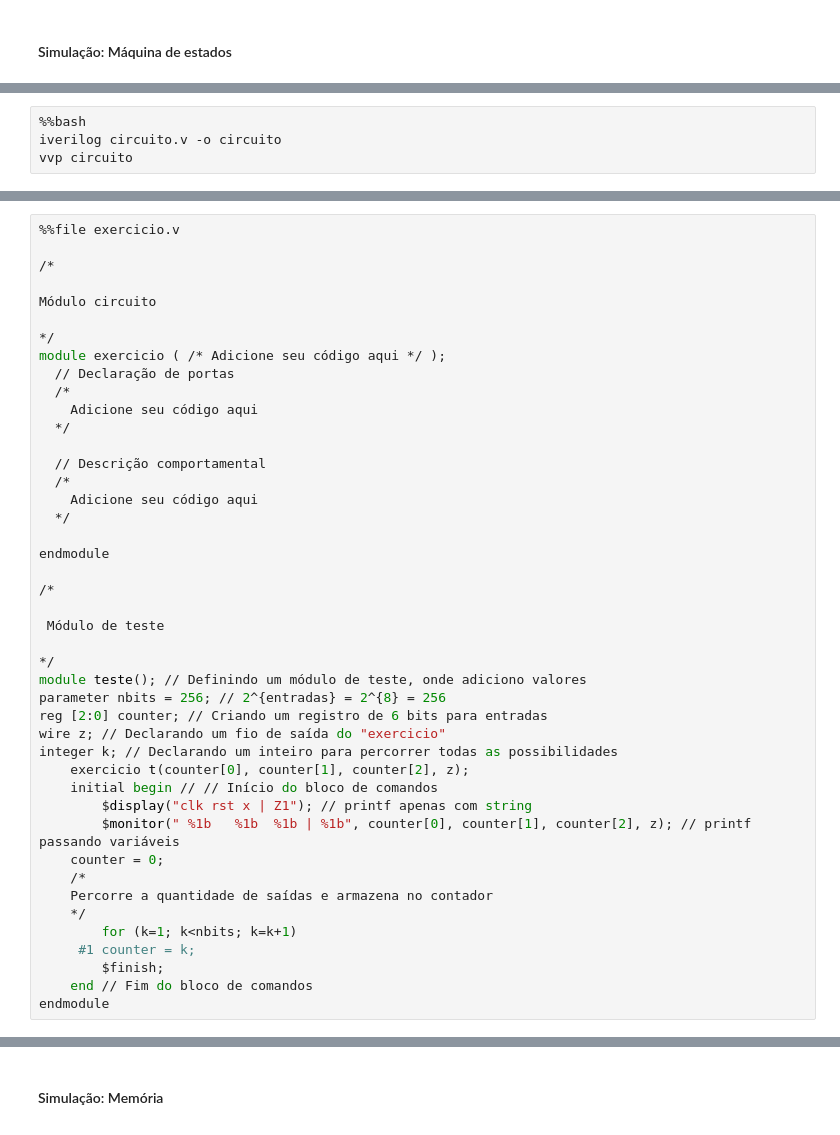
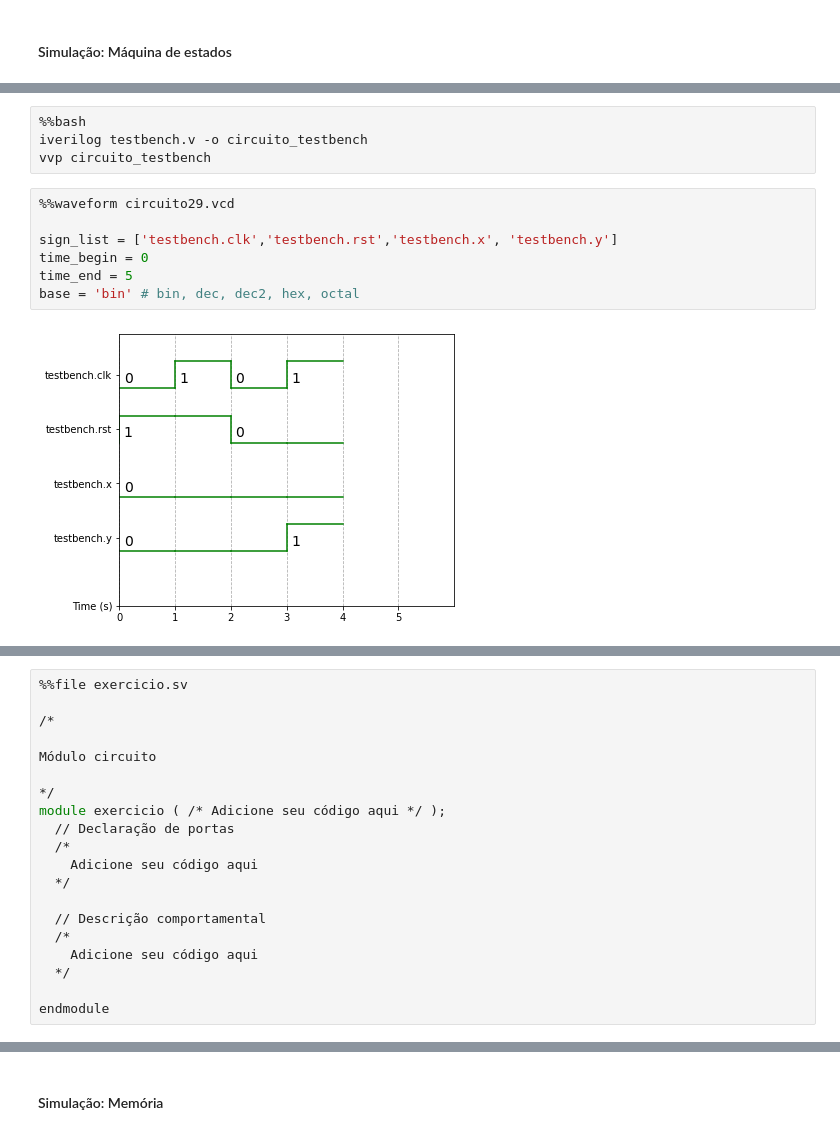
Before and after one commit to petrucior/verilog, a Jupyter notebook: verilog.ipynb, the cells around one changed output, grey strips where cells are left out. Drawn from its saved outputs; the diff is of its cells as text.

```diff
--- a/verilog.ipynb
+++ b/verilog.ipynb
@@ -3697,54 +3777,39 @@ endmodule
 # %%
 %%bash
-iverilog circuito.v -o circuito
-vvp circuito
+iverilog testbench.v -o circuito_testbench
+vvp circuito_testbench
+# %%
+%%waveform circuito29.vcd
+
+sign_list = ['testbench.clk','testbench.rst','testbench.x', 'testbench.y']
+time_begin = 0
+time_end = 5
+base = 'bin' # bin, dec, dec2, hex, octal
+# %% [output]
+[figure, added]
 # %% [markdown]
 #### Exercício
 
 Descreva a máquina de estados de Moore que contém Clear (CLR) e Enable (TOG_EN) em Verilog utilizando a **abordagem comportamental**. O Clear vai limpar o valor do registrador, enquanto que o Enable vai setar o valor para 1.
 
 ![diagrama](https://wiki.sj.ifsc.edu.br/images/c/cc/SST_FSM_ex1_diagrama_vhdl.png)
-# %%
-%%file exercicio.v
-
-/*
-
-Módulo circuito
-
-*/
-module exercicio ( /* Adicione seu código aqui */ );
-  // Declaração de portas
-  /*
-    Adicione seu código aqui
-  */
-
-  // Descrição comportamental
-  /*
-    Adicione seu código aqui
-  */
-
-endmodule
-
-/*
-
- Módulo de teste
-
-*/
-module teste(); // Definindo um módulo de teste, onde adiciono valores
-parameter nbits = 256; // 2^{entradas} = 2^{8} = 256
-reg [2:0] counter; // Criando um registro de 6 bits para entradas
-wire z; // Declarando um fio de saída do "exercicio"
-integer k; // Declarando um inteiro para percorrer todas as possibilidades
-	exercicio t(counter[0], counter[1], counter[2], z);
-	initial begin // // Início do bloco de comandos
-		$display("clk rst x | Z1"); // printf apenas com string
-		$monitor(" %1b   %1b  %1b | %1b", counter[0], counter[1], counter[2], z); // printf passando variáveis
-    counter = 0;
-    /*
-    Percorre a quantidade de saídas e armazena no contador
-    */
-		for (k=1; k<nbits; k=k+1)
-     #1 counter = k;
-		$finish;
-	end // Fim do bloco de comandos
-endmodule
+# %%
+%%file exercicio.sv
+
+/*
+
+Módulo circuito
+
+*/
+module exercicio ( /* Adicione seu código aqui */ );
+  // Declaração de portas
+  /*
+    Adicione seu código aqui
+  */
+
+  // Descrição comportamental
+  /*
+    Adicione seu código aqui
+  */
+
+endmodule
```
Also changed, not shown: parts of 39 cells of this notebook.
